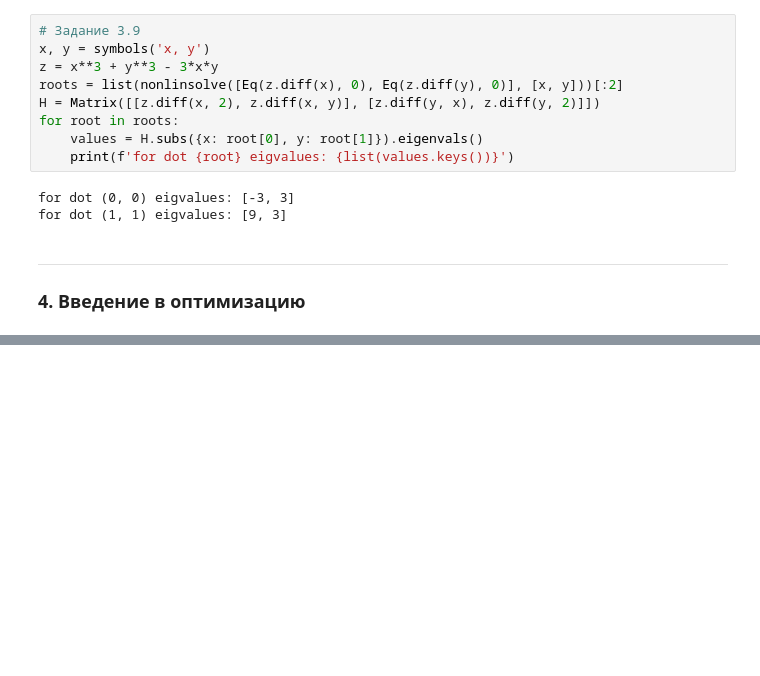
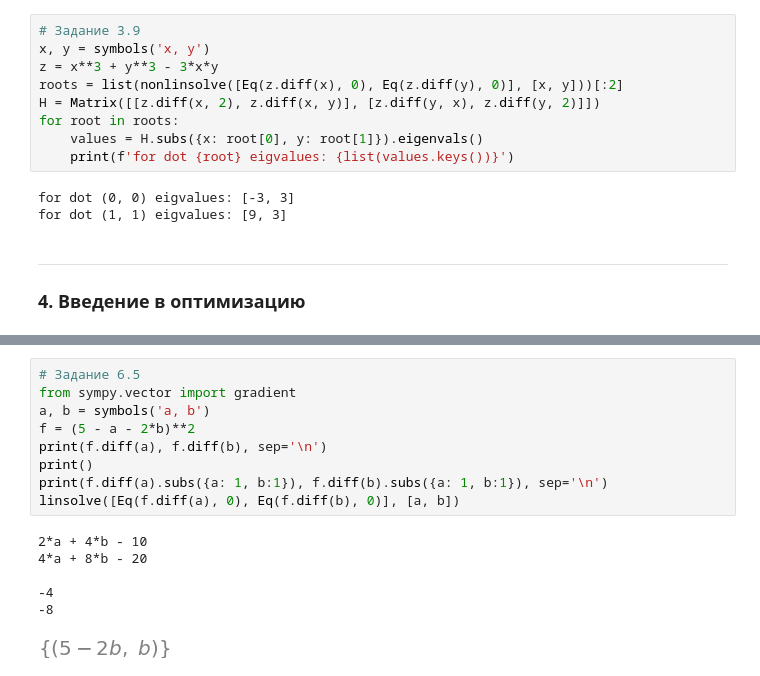
Before and after one commit to Blooodniy/SF_DS, a Jupyter notebook: MATH&ML/MATH&ML-5. Математический анализ в контексте задачи оптимизации. Часть II/MATH&ML-5.ipynb, the cells around one changed output, grey strips where cells are left out. Cells and saved outputs as stored; diff of their text form; blank space fills up the shorter version.

```diff
--- a/MATH&ML/MATH&ML-5. Математический анализ в контексте задачи оптимизации. Часть II/MATH&ML-5.ipynb
+++ b/MATH&ML/MATH&ML-5. Математический анализ в контексте задачи оптимизации. Часть II/MATH&ML-5.ipynb
@@ -74,0 +270,16 @@ for dot (1, 1) eigvalues: [9, 3]
+# %%
+# Задание 6.5
+from sympy.vector import gradient
+a, b = symbols('a, b')
+f = (5 - a - 2*b)**2
+print(f.diff(a), f.diff(b), sep='\n')
+print()
+print(f.diff(a).subs({a: 1, b:1}), f.diff(b).subs({a: 1, b:1}), sep='\n')
+linsolve([Eq(f.diff(a), 0), Eq(f.diff(b), 0)], [a, b])
+# %% [output]
+2*a + 4*b - 10
+4*a + 8*b - 20
+
+-4
+-8
+[figure, added]
```
Also changed, not shown: parts of 19 cells of this notebook.
